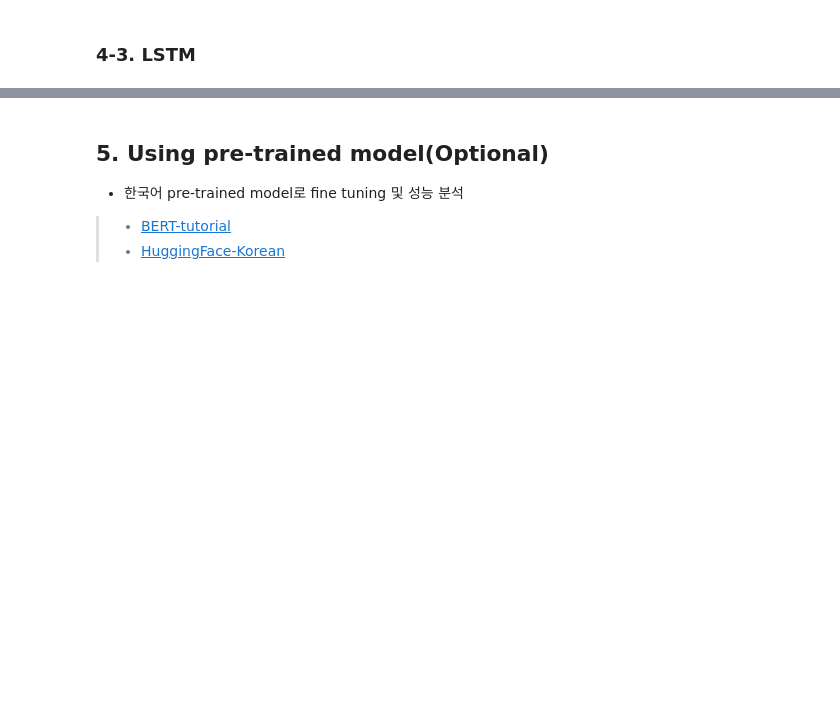
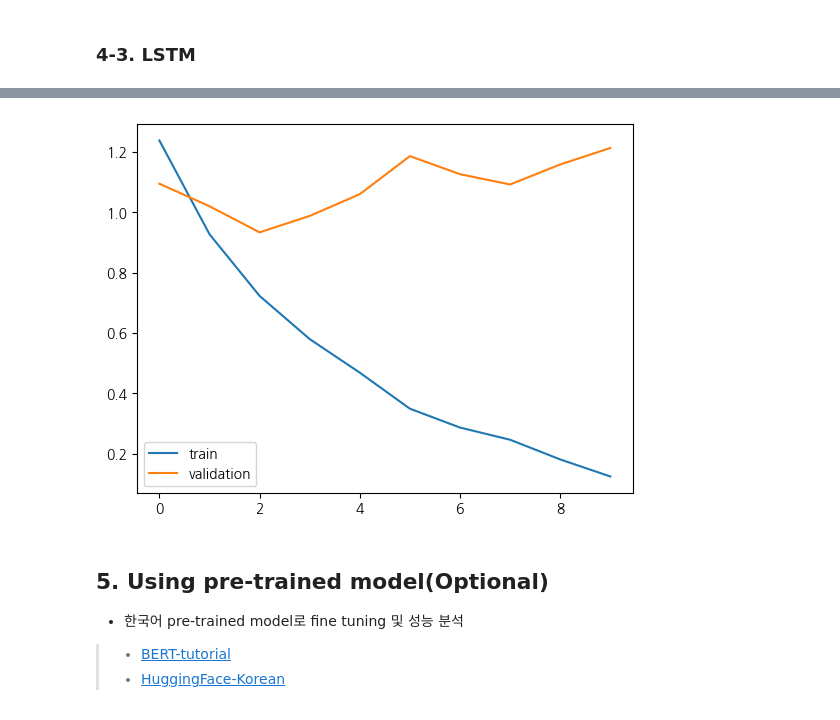
Before and after one commit to jeongan-choi/content_classification, a Jupyter notebook: 2. 문의 내용 유형 분류_모델링_에이블러_jbk (1).ipynb, the cells around one changed output, grey strips where cells are left out. Drawn from its saved outputs; the diff is of its cells as text; code cells hidden in the pictures; blank space fills up the shorter version.

```diff
--- a/2. 문의 내용 유형 분류_모델링_에이블러_jbk (1).ipynb
+++ b/2. 문의 내용 유형 분류_모델링_에이블러_jbk (1).ipynb
@@ -300,2 +620,34 @@ NameError: ignored
 # %% [markdown]
 ### 4-3. LSTM
+# %%
+max_words = 9425 - 3510 + 1
+embedding_dim = 128
+
+# 세션 클리어
+clear_session()
+
+# 모델 쌓기
+il = Input(shape=(500,))
+hl = Embedding(max_words, embedding_dim)(il)
+hl = Conv1D(64, 5, padding='same', activation='swish')(hl)
+hl = Conv1D(64, 5, padding='same', activation='swish')(hl)
+hl = MaxPool1D(2)(hl)
+
+hl = Conv1D(128, 5, padding='same', activation='swish')(hl)
+hl = Conv1D(128, 5, padding='same', activation='swish')(hl)
+hl = MaxPool1D(2)(hl)
+
+hl = LSTM(64, return_sequences=True)(hl)
+hl = LSTM(64, return_sequences=True)(hl)
+hl = LSTM(64, return_sequences=False)(hl)
+
+ol = Dense(5, activation='softmax')(hl)
+
+# 모델 선언
+model = Model(il, ol)
+
+# 컴파일
+model.compile(loss='sparse_categorical_crossentropy', metrics=['accuracy'], optimizer='adam')
+
+# 요약
+model.summary()
@@ -301,0 +672,5 @@ NameError: ignored
+# %%
+es = EarlyStopping(patience=30, restore_best_weights=True, verbose=1)
+lr_reduction = ReduceLROnPlateau(factor=0.5, patience=5, min_lr=0.000001)
+history = model.fit(seq_x_train, y_train, validation_data=(seq_x_val, y_test),
+                    epochs=10, callbacks=[es])
@@ -302,3 +698,10 @@ NameError: ignored
+# %%
+plt.plot(history.history['loss'], label='train')
+plt.plot(history.history['val_loss'], label='validation')
+plt.legend()
+plt.show()
+# %% [output]
+[figure, added]
 # %% [markdown]
 ## 5. Using pre-trained model(Optional)
 * 한국어 pre-trained model로 fine tuning 및 성능 분석
```
Also changed, not shown: parts of 49 cells of this notebook, 1 other file.
